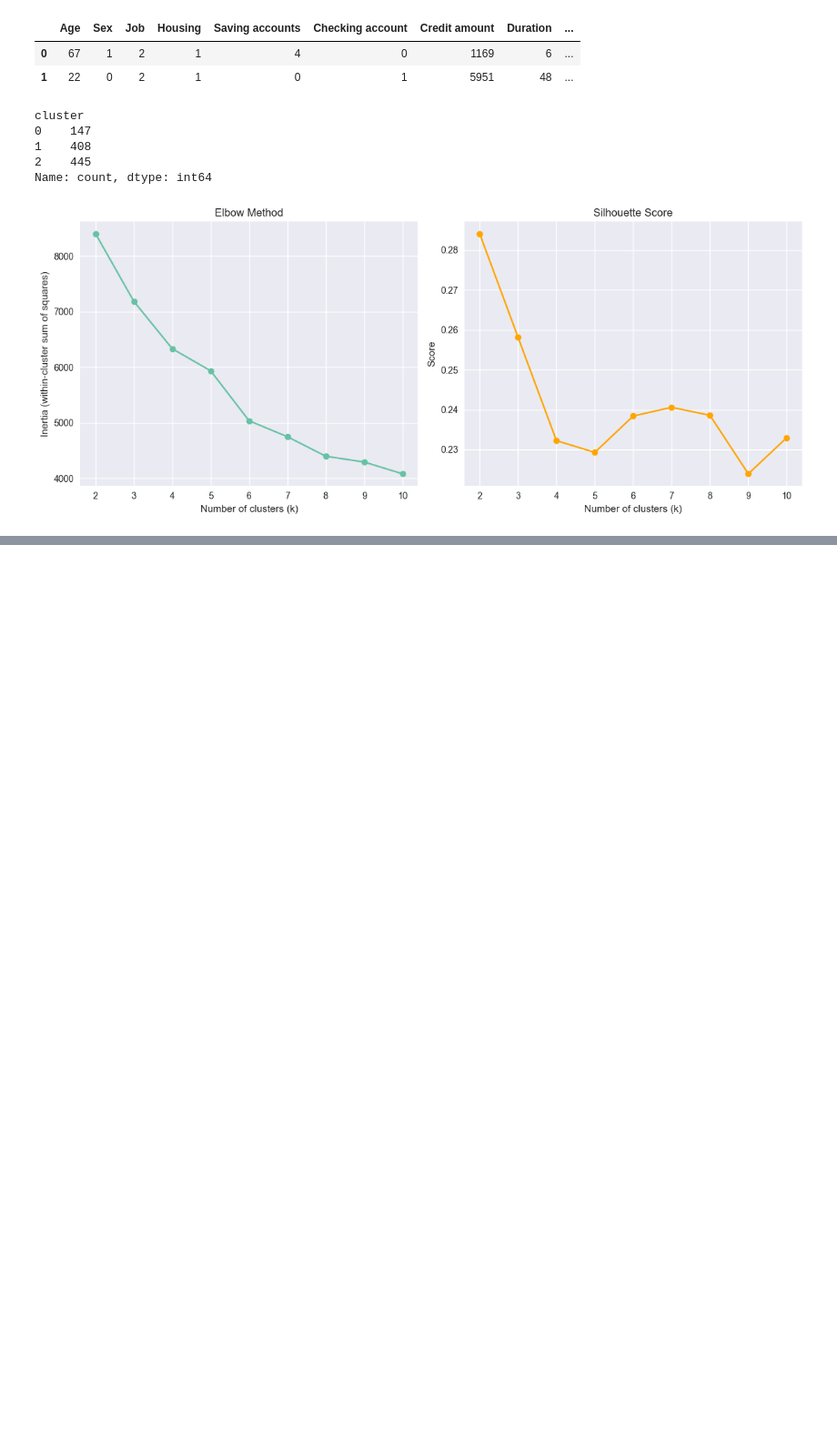
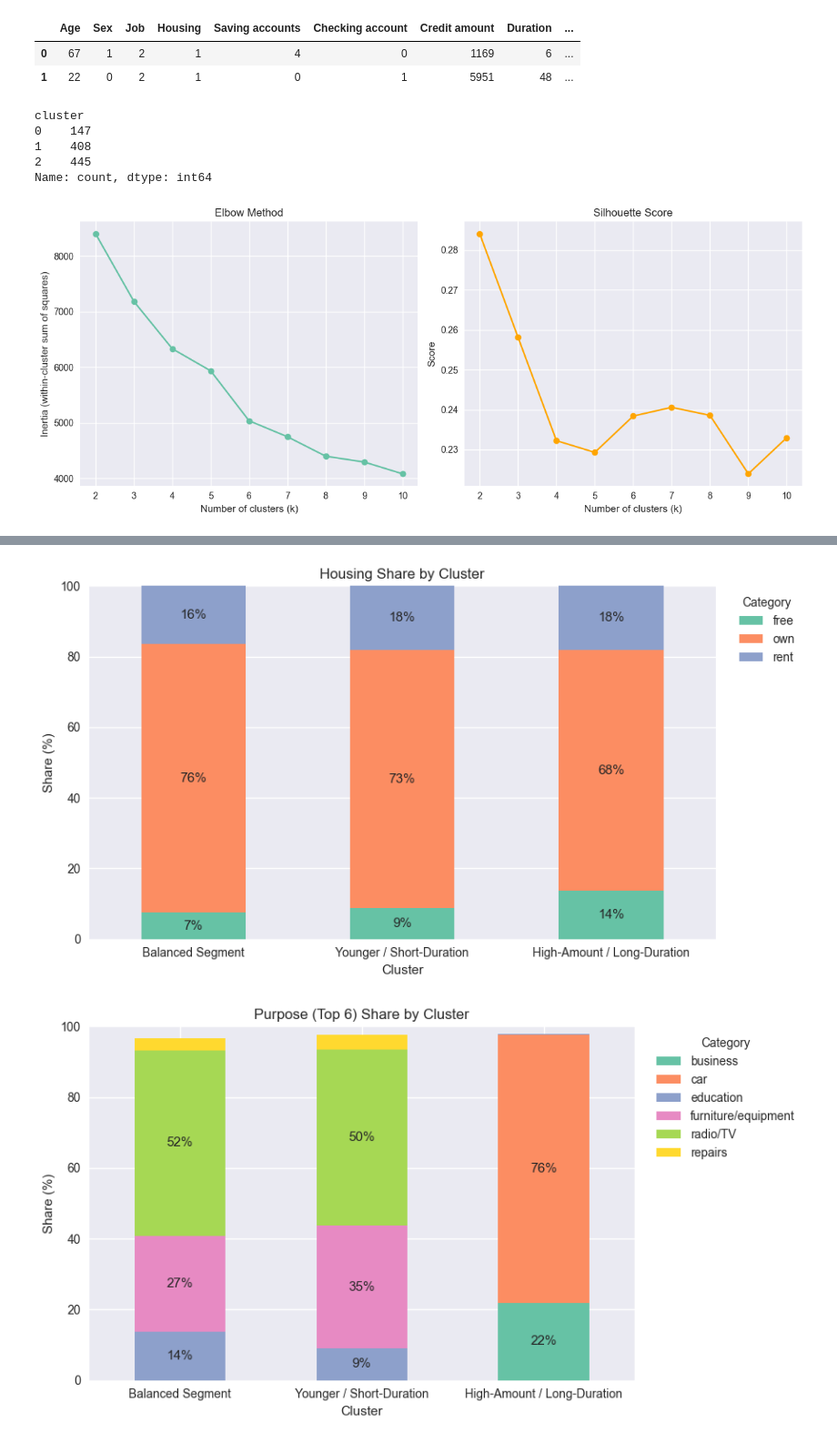
Before and after one commit to EmreKaratas1/CreditWise, a Jupyter notebook: notebooks/03_Clustering.ipynb, the cells around one changed output, grey strips where cells are left out. Shown: that part at 91% size. Saved outputs shown, nothing was run; the diff lists cells and outputs as text; code cells hidden in the pictures; blank space fills up the shorter version.

Commit message:
feat(clustering): add human-readable segment visuals, compact profiles, and original-scale centers; persist final KMeans model

```diff
--- a/notebooks/03_Clustering.ipynb
+++ b/notebooks/03_Clustering.ipynb
@@ -308,0 +374,61 @@ Categorical share by cluster → Checking account
+# %%
+# ============================================
+# 8) Visuals (with readable legends & % labels)
+# ============================================
+
+# Map for cluster names (axis labels)
+cluster_name_map = cluster_profiles.set_index("cluster")["suggested_name"].to_dict()
+
+def stacked_share_plot(share_table, title, outfile, label_threshold=5):
+    """
+    share_table: rows=clusters, columns=categories, values=percent (0-100)
+    label_threshold: yüzde etiketi yazmak için alt eşik (örn. 5 = %5 altını yazma)
+    """
+    ax = share_table.plot(kind="bar", stacked=True, figsize=(9,5))
+
+    # Label the x-axis with cluster names
+    ax.set_xticklabels([cluster_name_map.get(i, f"Cluster {i}") for i in share_table.index], rotation=0)
+    ax.set_ylim(0, 100)
+    plt.title(title)
+    plt.xlabel("Cluster")
+    plt.ylabel("Share (%)")
+    plt.legend(title="Category", bbox_to_anchor=(1.02, 1), loc="upper left")
+
+    # For each bar (cluster), write percentage labels at the center of segments
+    for i, (_, row) in enumerate(share_table.iterrows()):
+        cum = 0.0
+        for col in share_table.columns:
+            val = float(row[col])
+            if val >= label_threshold:
+                ax.text(
+                    i,                 # x position (bar index)
+                    cum + val/2.0,     # segment midpoint (y)
+                    f"{val:.0f}%",     # text
+                    ha="center", va="center", fontsize=11
+                )
+            cum += val
+
+    plt.tight_layout()
+    plt.savefig(outfile, dpi=150)
+    plt.show()
+
+# Example: plots for Housing and Purpose
+if "Housing" in cat_tables:
+    stacked_share_plot(
+        cat_tables["Housing"],
+        "Housing Share by Cluster",
+        "../images/cluster_summaries/housing_share_by_cluster.png"
+    )
+
+if "Purpose" in cat_tables:
+    # For readability, use the top 6 most frequent purposes (may not sum to 100%; that’s expected)
+    top6 = df_clusters["Purpose"].map(label_maps["Purpose"]).value_counts().head(6).index
+    purpose_share = cat_tables["Purpose"][cat_tables["Purpose"].columns.intersection(top6)]
+    stacked_share_plot(
+        purpose_share,
+        "Purpose (Top 6) Share by Cluster",
+        "../images/cluster_summaries/purpose_share_by_cluster.png"
+    )
+# %% [output]
+[figure, added]
+[figure, added]
```
Also changed, not shown: parts of 12 cells of this notebook, 11 other files.
